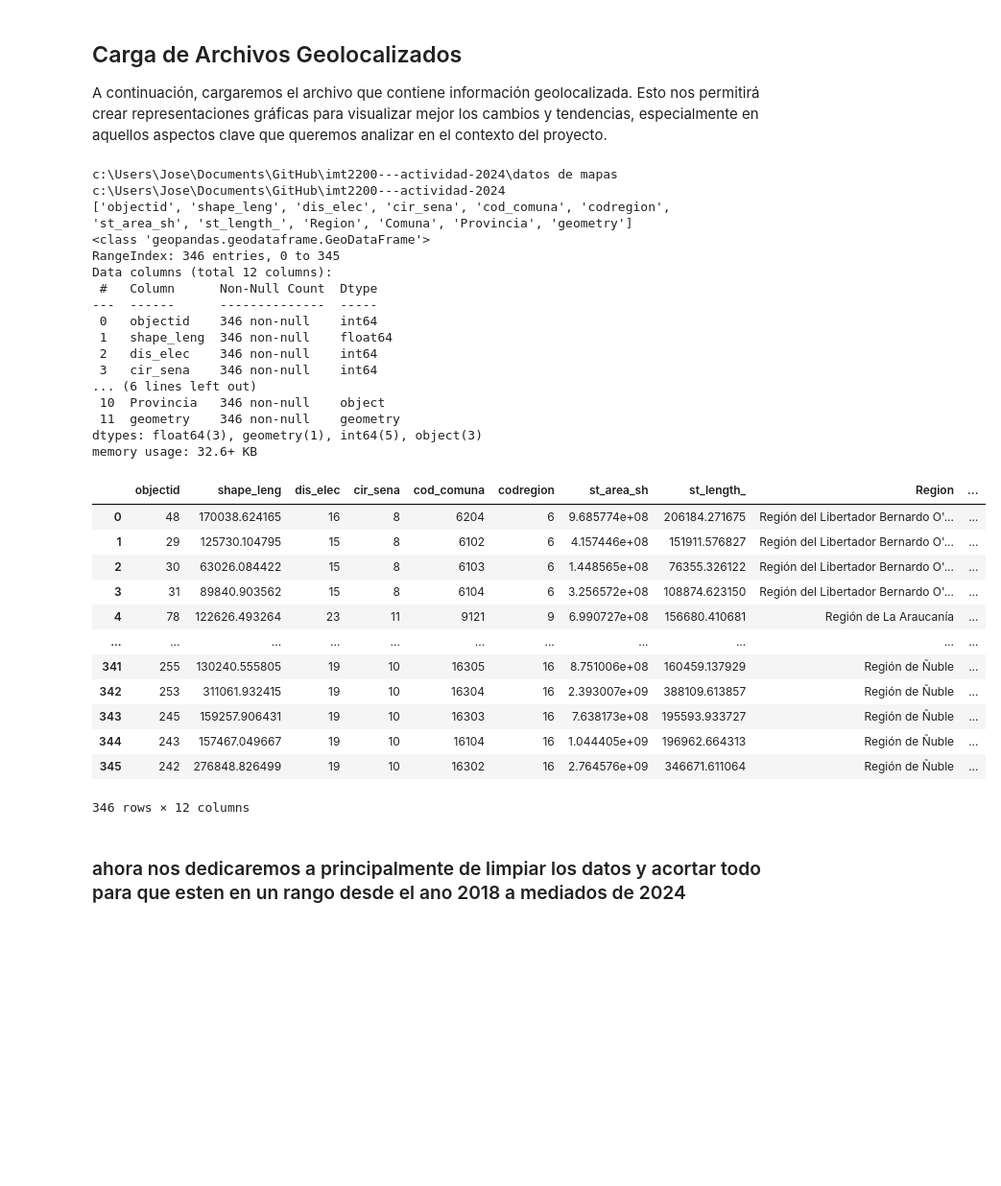
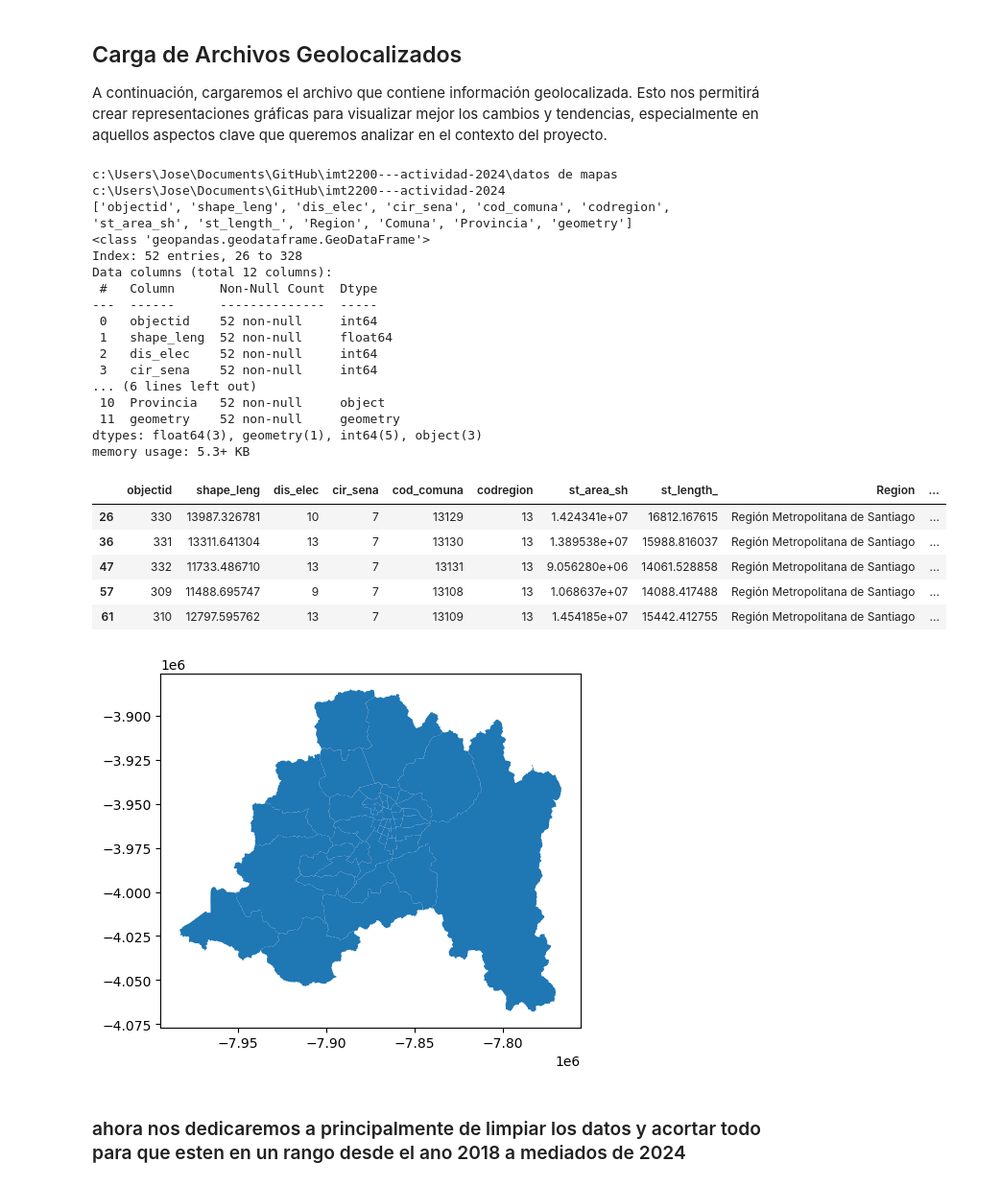
Before and after one commit to josegdotcom/imt2200-actividad-2024, a Jupyter notebook: Proyecto IMT2200 - Analisis de Datos.ipynb, the cells around one changed output. Shown at 96% size. Drawn from its saved outputs; the diff is of its cells as text; code cells hidden in the pictures; blank space fills up the shorter version.

```diff
--- a/Proyecto IMT2200 - Analisis de Datos.ipynb
+++ b/Proyecto IMT2200 - Analisis de Datos.ipynb
@@ -147,44 +151,41 @@ A continuación, cargaremos el archivo que contiene información geolocalizada.
 # %%
 %cd "datos de mapas"
 
 df_mapa = gpd.read_file("comunas.shp")
 
 %cd ..
 
 print(list(df_mapa.columns))
-df_mapa.info()
-df_mapa #(mi computadora tiene errores con esto... no se porque)
+df_mapa = df_mapa[df_mapa["Region"] == 'Región Metropolitana de Santiago']
+df_mapa.info() #(mi computadora tiene errores con esto... no se porque)
+
+df_mapa.plot()
+df_mapa.head()
 # %% [output]
 c:\Users\Jose\Documents\GitHub\imt2200---actividad-2024\datos de mapas
 c:\Users\Jose\Documents\GitHub\imt2200---actividad-2024
 ['objectid', 'shape_leng', 'dis_elec', 'cir_sena', 'cod_comuna', 'codregion', 'st_area_sh', 'st_length_', 'Region', 'Comuna', 'Provincia', 'geometry']
 <class 'geopandas.geodataframe.GeoDataFrame'>
-RangeIndex: 346 entries, 0 to 345
+Index: 52 entries, 26 to 328
 Data columns (total 12 columns):
  #   Column      Non-Null Count  Dtype
 ---  ------      --------------  -----
- 0   objectid    346 non-null    int64
- 1   shape_leng  346 non-null    float64
- 2   dis_elec    346 non-null    int64
- 3   cir_sena    346 non-null    int64
+ 0   objectid    52 non-null     int64
+ 1   shape_leng  52 non-null     float64
+ 2   dis_elec    52 non-null     int64
+ 3   cir_sena    52 non-null     int64
 ... (6 lines left out)
- 10  Provincia   346 non-null    object
- 11  geometry    346 non-null    geometry
+ 10  Provincia   52 non-null     object
+ 11  geometry    52 non-null     geometry
 dtypes: float64(3), geometry(1), int64(5), object(3)
-memory usage: 32.6+ KB
+memory usage: 5.3+ KB
 |  | objectid | shape_leng | dis_elec | cir_sena | cod_comuna | codregion | st_area_sh | st_length_ | Region | ... |
-| 0 | 48 | 170038.624165 | 16 | 8 | 6204 | 6 | 9.685774e+08 | 206184.271675 | Región del Libertador Bernardo O'... | ... |
-| 1 | 29 | 125730.104795 | 15 | 8 | 6102 | 6 | 4.157446e+08 | 151911.576827 | Región del Libertador Bernardo O'... | ... |
-| 2 | 30 | 63026.084422 | 15 | 8 | 6103 | 6 | 1.448565e+08 | 76355.326122 | Región del Libertador Bernardo O'... | ... |
-| 3 | 31 | 89840.903562 | 15 | 8 | 6104 | 6 | 3.256572e+08 | 108874.623150 | Región del Libertador Bernardo O'... | ... |
-| 4 | 78 | 122626.493264 | 23 | 11 | 9121 | 9 | 6.990727e+08 | 156680.410681 | Región de La Araucanía | ... |
-| ... | ... | ... | ... | ... | ... | ... | ... | ... | ... | ... |
-| 341 | 255 | 130240.555805 | 19 | 10 | 16305 | 16 | 8.751006e+08 | 160459.137929 | Región de Ñuble | ... |
-| 342 | 253 | 311061.932415 | 19 | 10 | 16304 | 16 | 2.393007e+09 | 388109.613857 | Región de Ñuble | ... |
-| 343 | 245 | 159257.906431 | 19 | 10 | 16303 | 16 | 7.638173e+08 | 195593.933727 | Región de Ñuble | ... |
-| 344 | 243 | 157467.049667 | 19 | 10 | 16104 | 16 | 1.044405e+09 | 196962.664313 | Región de Ñuble | ... |
-| 345 | 242 | 276848.826499 | 19 | 10 | 16302 | 16 | 2.764576e+09 | 346671.611064 | Región de Ñuble | ... |
+| 26 | 330 | 13987.326781 | 10 | 7 | 13129 | 13 | 1.424341e+07 | 16812.167615 | Región Metropolitana de Santiago | ... |
+| 36 | 331 | 13311.641304 | 13 | 7 | 13130 | 13 | 1.389538e+07 | 15988.816037 | Región Metropolitana de Santiago | ... |
+| 47 | 332 | 11733.486710 | 13 | 7 | 13131 | 13 | 9.056280e+06 | 14061.528858 | Región Metropolitana de Santiago | ... |
+| 57 | 309 | 11488.695747 | 9 | 7 | 13108 | 13 | 1.068637e+07 | 14088.417488 | Región Metropolitana de Santiago | ... |
+| 61 | 310 | 12797.595762 | 13 | 7 | 13109 | 13 | 1.454185e+07 | 15442.412755 | Región Metropolitana de Santiago | ... |
-346 rows × 12 columns
+[figure, added]
 # %% [markdown]
 ### ahora nos dedicaremos a principalmente de limpiar los datos y acortar todo para que esten en un rango desde el ano 2018 a mediados de 2024
 # %%
```
Also changed, not shown: parts of 13 cells of this notebook, 3 other files.
